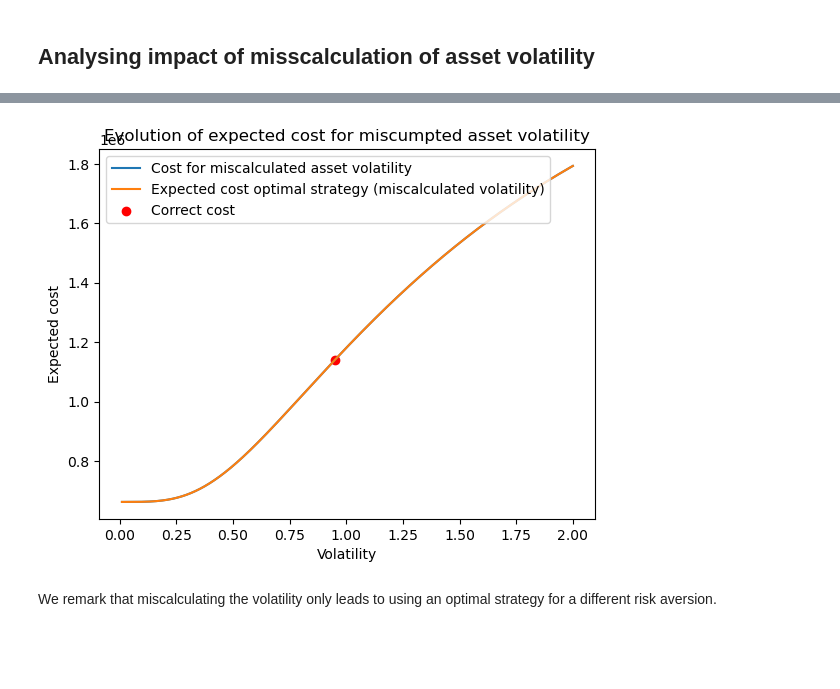
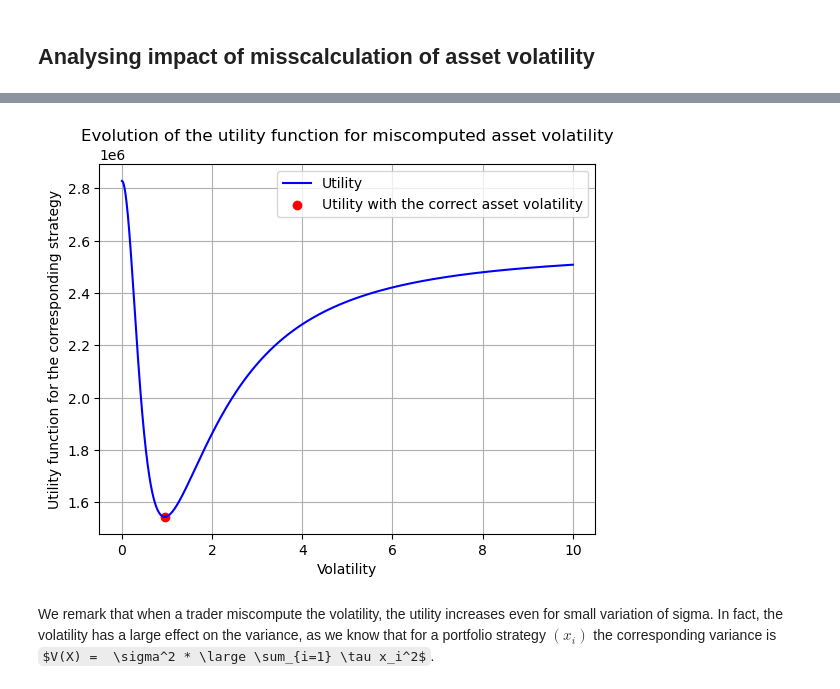
Before and after one commit to nicolassinott/HFT, a Jupyter notebook: Optimal Execution/simulation.ipynb, the cells around one changed output, grey strips where cells are left out. Cells and saved outputs as stored; diff of their text form; code cells hidden in the pictures; some formulas as TeX source; blank space fills up the shorter version.

Commit message:
Impact of misevaluationg the volatility on the utility function of the trader

```diff
--- a/Optimal Execution/simulation.ipynb
+++ b/Optimal Execution/simulation.ipynb
@@ -190,6 +190,19 @@ def complete_simulation_expected(X: float,
 
     return (1/2)*gamma*X**2 + eps*X + (1/tau) * ns_term
 
+def complete_simulation_variance(X: float,
+        gamma: float,
+        eps: float,
+        eta: float,
+        sigma: float,
+        T: float,
+        N: int,
+        portifolio_size: np.array
+        ) -> float: #the variance based on the startegy
+    tau = T/N
+
+    return sigma**2 *tau* float(np.sum(portifolio_size**2))
+
 def complete_simulation_equally(
         X: float,
         gamma: float,
@@ -443,35 +473,43 @@ plot_efficient_frontier(X,gamma,eps,eta,T,N)
 # %%
 lamb = 2*1e-6
+correct_sigma = sigma
 
-# bad_sigmas = np.array([0.5 * sigma, sigma, 3*sigma])
-bad_sigmas = np.linspace(0.01, 2, 1000)
-allocations = [0] * len(bad_sigmas)
-
-cost_exps = [0] * len(bad_sigmas)
-cost_exps2 = [0] * len(bad_sigmas)
+bad_sigmas = np.linspace(0.001, 10, 1000)
+cost = np.zeros(len(bad_sigmas))
+var = np.zeros(len(bad_sigmas))
 
 for idx, bad_sigma in enumerate(bad_sigmas):
-    allocations[idx] = optimal_allocation(X,gamma,eps,eta,T,N,bad_sigma,lamb)
-    cost_exp = complete_simulation_expected(X, gamma, eps, eta, sigma, T, N, allocations[idx])
+    allocation_bad_sigma = optimal_allocation(X,gamma,eps,eta,T,N,bad_sigma,lamb)
+    cost[idx] = complete_simulation_expected(X,gamma,eps,eta,correct_sigma,T,N,allocation_bad_sigma)
+    var[idx] = complete_simulation_variance(X,gamma,eps,eta,correct_sigma,T,N,allocation_bad_sigma)
+
+utility = cost + var * lamb
 
 
-    cost_exps[idx] = cost_exp
-    cost_exps2[idx] =expectation_optimal_strat(X,gamma,eps,eta,T,N,bad_sigma,lamb)
-
-plt.plot(bad_sigmas, cost_exps, label = 'Cost for miscalculated asset volatility')
-plt.plot(bad_sigmas, cost_exps2, label = 'Expected cost optimal strategy (miscalculated volatility)')
+correct_cost = expectation_optimal_strat(X,gamma,eps,eta,T,N,correct_sigma,lamb)
+correct_var = variance_optimal_start(X,gamma,eps,eta,T,N,correct_sigma,lamb)
+utility_correct = correct_cost + lamb * correct_var
 
 
-correct_allocation = optimal_allocation(X,gamma,eps,eta,T,N,sigma,lamb)
-cost_correct = complete_simulation_expected(X, gamma, eps, eta, sigma, T, N, correct_allocation)
-plt.scatter(sigma, cost_correct, marker='o', color='red', label='Correct cost')
+fig, ax = plt.subplots()
 
-plt.title("Evolution of expected cost for miscumpted asset volatility")
-plt.xlabel("Volatility")
-plt.ylabel("Expected cost")
-plt.legend()
+ax.plot(bad_sigmas, utility, label='Utility', color='blue', linestyle='-')
+
+ax.scatter(correct_sigma, utility_correct, marker='o', color='red', label='Utility with the correct asset volatility')
+# Set plot labels and title
+ax.set_title("Evolution of the utility function for miscomputed asset volatility")
+ax.set_xlabel("Volatility")
+ax.set_ylabel("Utility function for the corresponding strategy")
+
+# Add legend
+ax.legend()
+
+# Add grid lines
+ax.grid(True)
+
+# Show the plot
 plt.show()
 # %% [output]
-[figure, old version]
+[figure, new version]
-# %% [markdown]
-We remark that miscalculating the volatility only leads to using an optimal strategy for a different risk aversion.
+# %% [markdown]
+We remark that when a trader miscompute the volatility, the utility increases even for small variation of sigma. In fact, the volatility has a large effect on the variance, as we know that for a portfolio strategy $(x_i)$ the corresponding variance is $V(X) =  \sigma^2 * \large \sum_{i=1} \tau x_i^2$.
```
Also changed, not shown: parts of 3 cells of this notebook.
